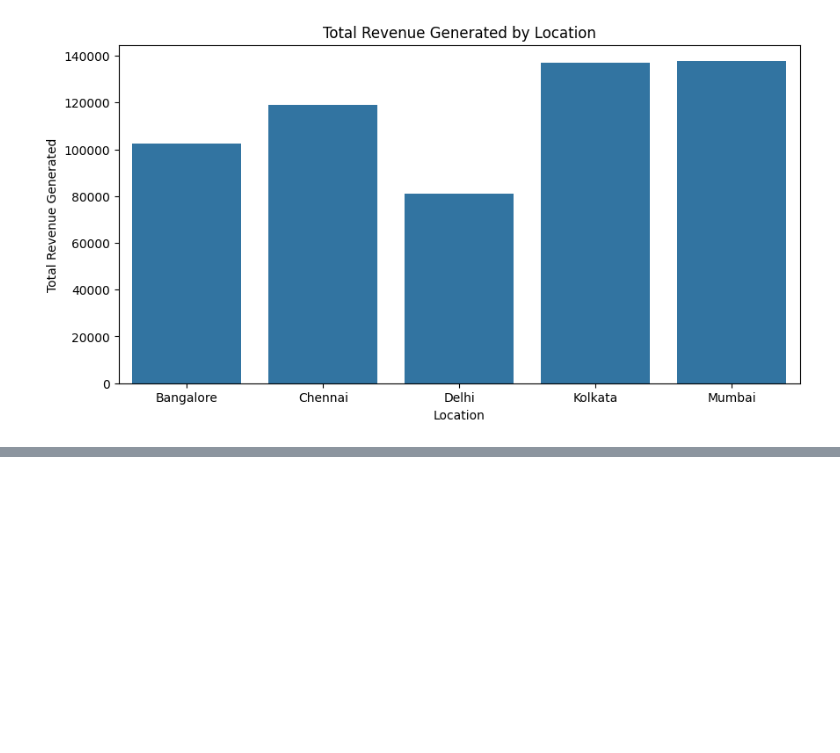
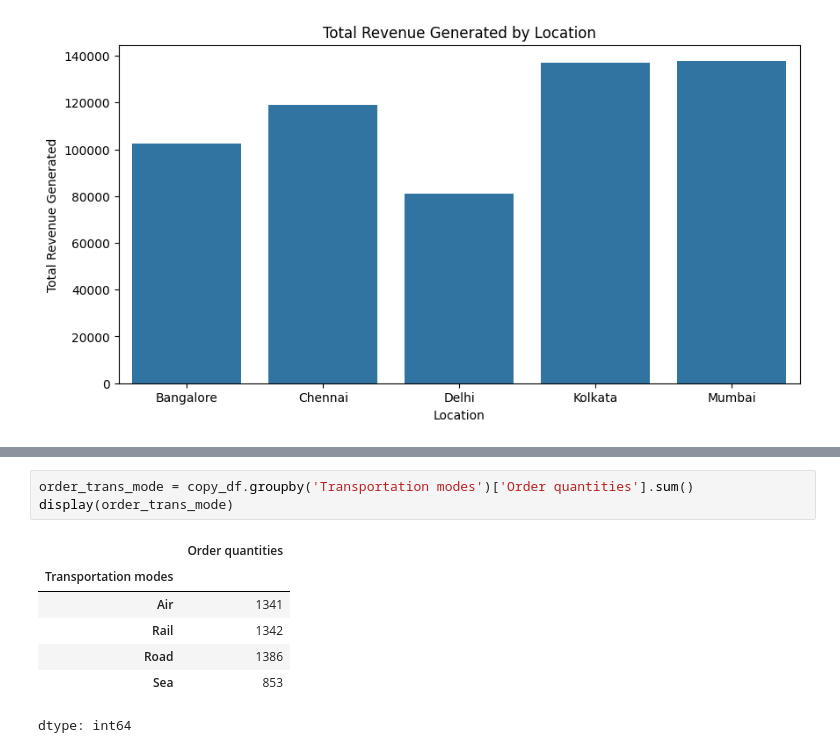
Before and after one commit to MuhammadTalha121/supply_chain_analytics, a Jupyter notebook: supply_chain_analytics/notebooks/supply_chain_analytics.ipynb, the cells around one changed output, grey strips where cells are left out. Drawn from its saved outputs; the diff is of its cells as text; blank space fills up the shorter version.

```diff
--- a/supply_chain_analytics/notebooks/supply_chain_analytics.ipynb
+++ b/supply_chain_analytics/notebooks/supply_chain_analytics.ipynb
@@ -289,0 +300,11 @@ plt.show()
+# %%
+order_trans_mode = copy_df.groupby('Transportation modes')['Order quantities'].sum()
+display(order_trans_mode)
+# %% [output]
+|  | Order quantities |
+| Transportation modes |  |
+| Air | 1341 |
+| Rail | 1342 |
+| Road | 1386 |
+| Sea | 853 |
+dtype: int64
```
Also changed, not shown: parts of 3 cells of this notebook.
